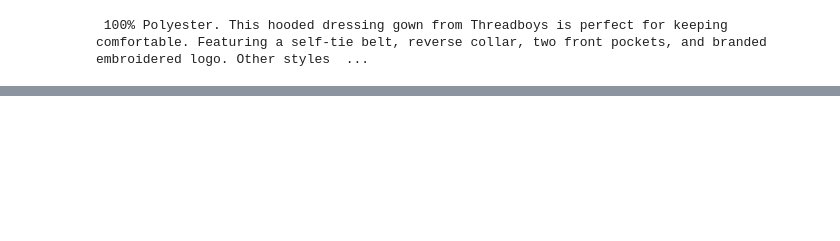
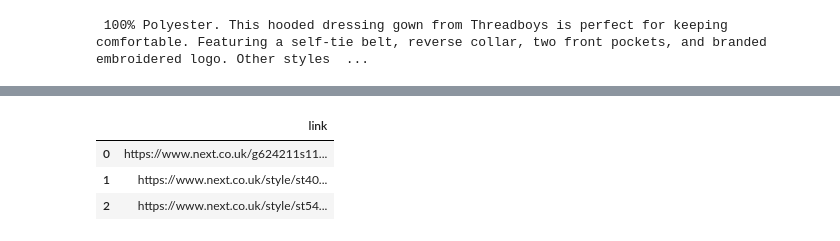
Before and after one commit to byiringiroscar/NLP-Data-science-ML-and-Artificial-Intelligence, a Jupyter notebook: ScrapCharacterSelenium.ipynb, the cells around one changed output, grey strips where cells are left out. Cells and saved outputs as stored; diff of their text form; code cells hidden in the pictures; blank space fills up the shorter version.

```diff
--- a/ScrapCharacterSelenium.ipynb
+++ b/ScrapCharacterSelenium.ipynb
@@ -191,0 +191,8 @@ final_links
+# %%
+df = pd.DataFrame(final_links)
+df.head(3)
+# %% [output]
+|  | link |
+| 0 | https://www.next.co.uk/g624211s11... |
+| 1 | https://www.next.co.uk/style/st40... |
+| 2 | https://www.next.co.uk/style/st54... |
```
Also changed, not shown: parts of 5 cells of this notebook.
